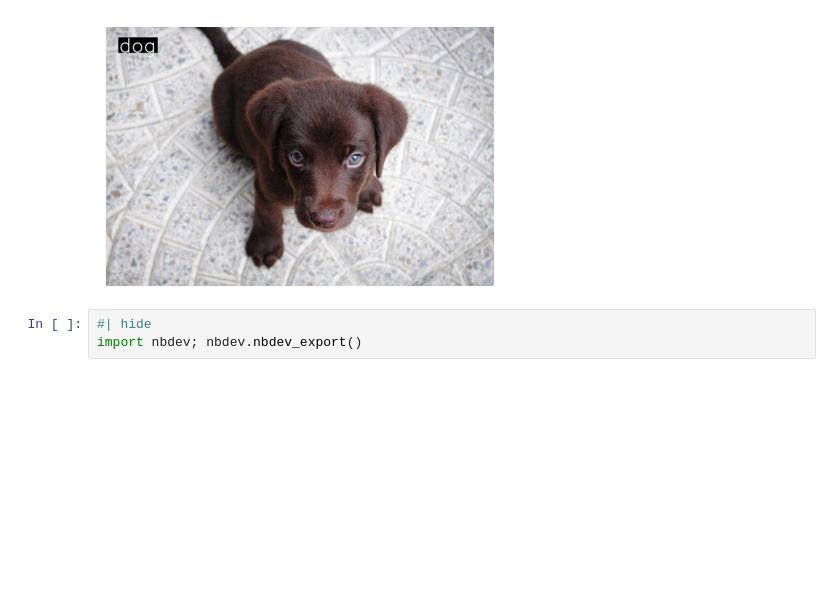
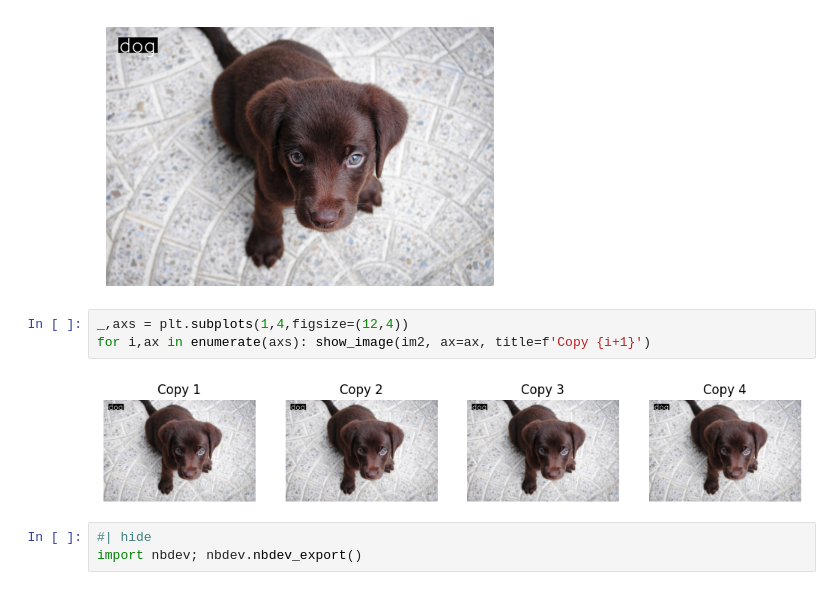
Before and after one commit to johnnewto/UAV, a Jupyter notebook: nbs/api/04_utils.display.ipynb, the cells around one changed output. Drawn from its saved outputs; the diff is of its cells as text; blank space fills up the shorter version.

```diff
--- a/nbs/api/04_utils.display.ipynb
+++ b/nbs/api/04_utils.display.ipynb
@@ -96,6 +98,11 @@ im2 = puttext(im2, 'dog')
 ax = show_image(im2)
 # %% [output]
 [figure]
+# %%
+_,axs = plt.subplots(1,4,figsize=(12,4))
+for i,ax in enumerate(axs): show_image(im2, ax=ax, title=f'Copy {i+1}')
+# %% [output]
+[figure, added]
 # %%
 #| hide
 import nbdev; nbdev.nbdev_export()
```
Also changed, not shown: parts of 3 cells of this notebook, 33 other files.
